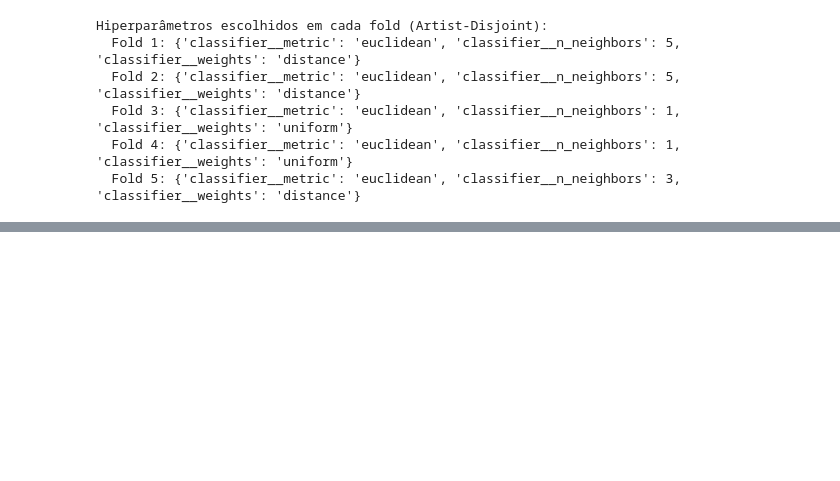
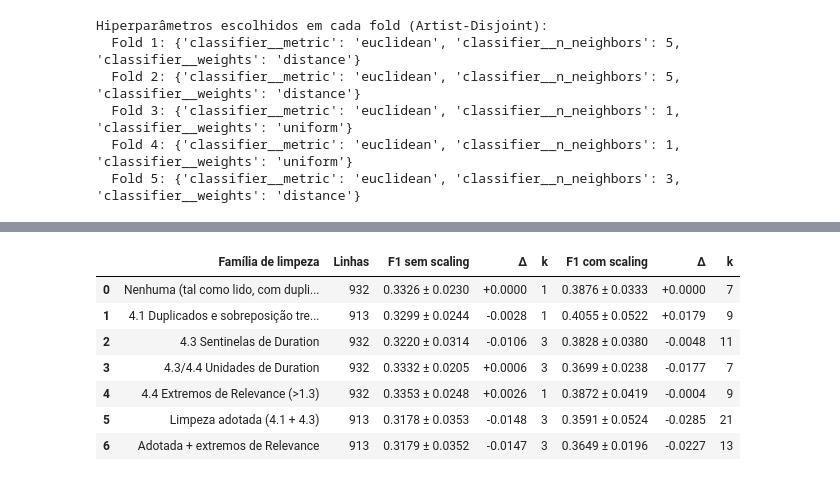
Before and after one commit to AliciaSchiochetSouza/TrabECACPL7, a Jupyter notebook: dataset/build/MERGE_ECAC/Trabalho_ECAC.ipynb, the cells around one changed output, grey strips where cells are left out. Saved outputs shown, nothing was run; the diff lists cells and outputs as text; code cells hidden in the pictures; blank space fills up the shorter version.

```diff
--- a/dataset/build/MERGE_ECAC/Trabalho_ECAC.ipynb
+++ b/dataset/build/MERGE_ECAC/Trabalho_ECAC.ipynb
@@ -5305,0 +6372,73 @@ Hiperparâmetros escolhidos em cada fold (Artist-Disjoint):
+# %%
+LEAK_ID = "MT0003503243"      # gravação partilhada com o teste (4.1.4)
+CORTE_REL = 1.3               # Relevance: valores acima ficam isolados do resto (ver histograma da Relevance)
+
+# Base: as 932 linhas de treino/desenvolvimento TAL COMO LIDAS (com duplicados e erros)
+base = df_train_dev.copy().reset_index(drop=True)
+
+# ---------- Uma função por família (todas por regra, nada ajustado aos dados) ----------
+def f_duplicados(df):                       # 4.1: duplicados + sobreposição com o teste
+    return (df.drop_duplicates(subset=['Audio_Song'])
+              .loc[lambda d: d['Audio_Song'] != LEAK_ID])
+
+def f_sentinelas(df):                       # 4.3.1: códigos sentinela de Duration
+    out = df.copy()
+    out.loc[out['Duration'].isin([-1, 0, 9999]), 'Duration'] = np.nan
+    return out
+
+def f_unidades(df):                         # 4.3.1/4.4: Duration em ms ou em minutos
+    out = df.copy()
+    d = out['Duration']
+    out.loc[d > 10000, 'Duration'] = d[d > 10000] / 1000
+    out.loc[(d > 0) & (d < 10), 'Duration'] = d[(d > 0) & (d < 10)] * 60
+    return out
+
+def f_relevance_extremos(df):               # 4.4: valores de Relevance isolados do resto
+    out = df.copy()
+    out.loc[out['Relevance'] > CORTE_REL, 'Relevance'] = np.nan
+    return out
+
+def aplicar(df, *funcs):
+    for f in funcs:
+        df = f(df)
+    return df
+
+# Verificação: duplicados + sentinelas + unidades reproduz o train_clean_final.csv (Duration)
+adotada = aplicar(base, f_duplicados, f_sentinelas, f_unidades).set_index('Audio_Song')['Duration']
+ficheiro = pd.read_csv('cleaned/train_clean_final.csv').set_index('Audio_Song')['Duration']
+pd.testing.assert_series_equal(adotada.sort_index(), ficheiro.sort_index(), check_names=False)
+
+familias = {
+    'Nenhuma (tal como lido, com duplicados)': [],
+    '4.1 Duplicados e sobreposição treino/teste': [f_duplicados],
+    '4.3 Sentinelas de Duration': [f_sentinelas],
+    '4.3/4.4 Unidades de Duration': [f_unidades],
+    '4.4 Extremos de Relevance (>1.3)': [f_relevance_extremos],
+    'Limpeza adotada (4.1 + 4.3)': [f_duplicados, f_sentinelas, f_unidades],
+    'Adotada + extremos de Relevance': [f_duplicados, f_sentinelas, f_unidades, f_relevance_extremos],
+}
+
+# ---------- Cada família avaliada com os pipelines do passo 2 e do passo 4 ----------
+linhas, res_94 = [], {}
+for nome, funcs in familias.items():
+    d = aplicar(base, *funcs)
+    X, y = d[NUM_COLS], d['Quadrant']
+    g = d['Artist'].apply(normalizar_artista)
+    r_sem = avaliar_condicao(X, y, g, imputer_mediana(),    escalar=False, nome=nome)   # como o passo 2
+    r_com = avaliar_condicao(X, y, g, imputer_por_coluna(), escalar=True,  nome=nome)   # como o passo 4
+    res_94[nome] = (r_sem, r_com)
+
+ref_sem, ref_com = res_94['Nenhuma (tal como lido, com duplicados)']
+for nome, (r_sem, r_com) in res_94.items():
+    linhas.append({
+        'Família de limpeza': nome, 'Linhas': r_sem['n'],
+        'F1 sem scaling': f"{r_sem['F1_mean']:.4f} ± {r_sem['F1_std']:.4f}",
+        'Δ': f"{r_sem['F1_mean'] - ref_sem['F1_mean']:+.4f}", 'k': r_sem['k mais comum'],
+        'F1 com scaling': f"{r_com['F1_mean']:.4f} ± {r_com['F1_std']:.4f}",
+        'Δ ': f"{r_com['F1_mean'] - ref_com['F1_mean']:+.4f}", 'k ': r_com['k mais comum'],
+    })
+
+tabela_9_4 = pd.DataFrame(linhas)
+print("=== 9.4 Limpeza por família de defeito (Δ = diferença face a 'Nenhuma') ===")
+display(tabela_9_4)
+# %% [output]
@@ -5305,0 +6446,8 @@ Hiperparâmetros escolhidos em cada fold (Artist-Disjoint):
+|  | Família de limpeza | Linhas | F1 sem scaling | Δ | k | F1 com scaling | Δ | k |
+| 0 | Nenhuma (tal como lido, com dupli... | 932 | 0.3326 ± 0.0230 | +0.0000 | 1 | 0.3876 ± 0.0333 | +0.0000 | 7 |
+| 1 | 4.1 Duplicados e sobreposição tre... | 913 | 0.3299 ± 0.0244 | -0.0028 | 1 | 0.4055 ± 0.0522 | +0.0179 | 9 |
+| 2 | 4.3 Sentinelas de Duration | 932 | 0.3220 ± 0.0314 | -0.0106 | 3 | 0.3828 ± 0.0380 | -0.0048 | 11 |
+| 3 | 4.3/4.4 Unidades de Duration | 932 | 0.3332 ± 0.0205 | +0.0006 | 3 | 0.3699 ± 0.0238 | -0.0177 | 7 |
+| 4 | 4.4 Extremos de Relevance (>1.3) | 932 | 0.3353 ± 0.0248 | +0.0026 | 1 | 0.3872 ± 0.0419 | -0.0004 | 9 |
+| 5 | Limpeza adotada (4.1 + 4.3) | 913 | 0.3178 ± 0.0353 | -0.0148 | 3 | 0.3591 ± 0.0524 | -0.0285 | 21 |
+| 6 | Adotada + extremos de Relevance | 913 | 0.3179 ± 0.0352 | -0.0147 | 3 | 0.3649 ± 0.0196 | -0.0227 | 13 |
```
Also changed, not shown: parts of 69 cells of this notebook, 2 other files.
